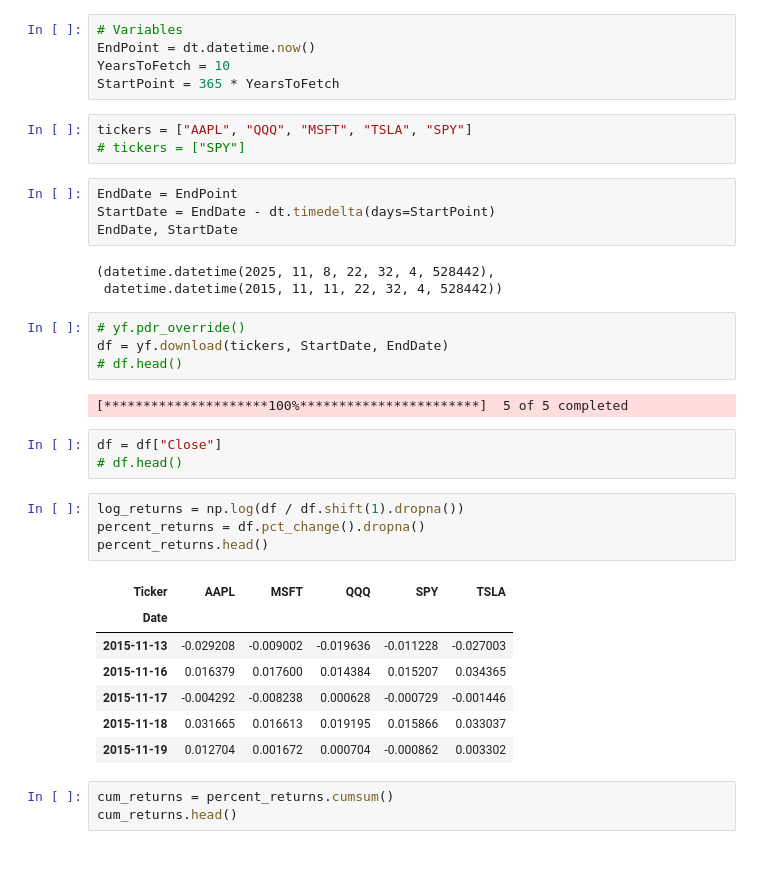
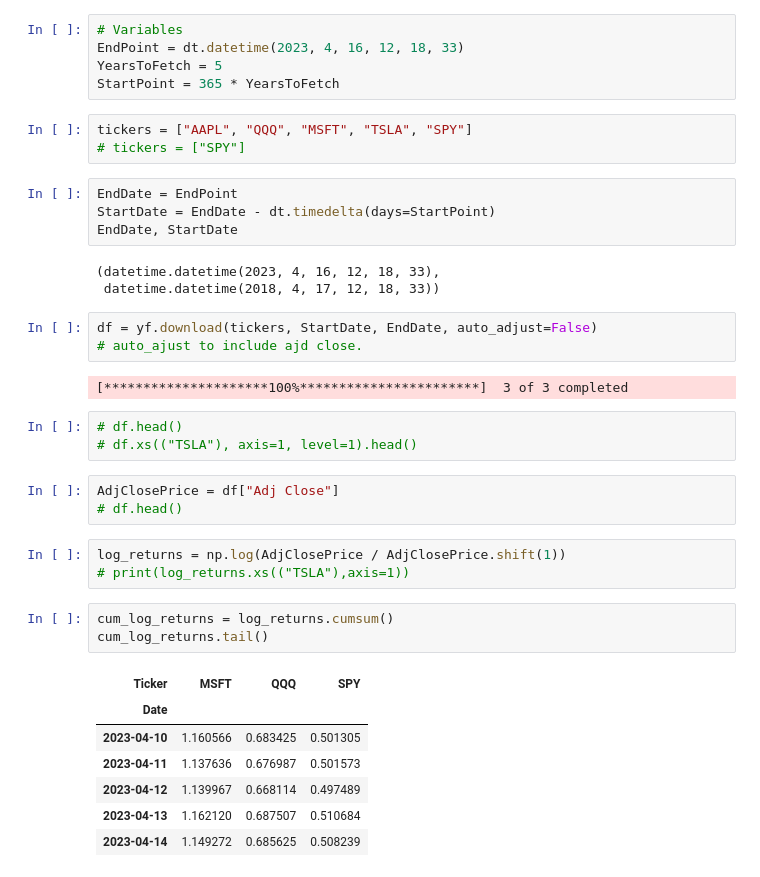
Before and after one commit to NicolaiFinstadLarsen/stock_returns, a Jupyter notebook: Stock_return.ipynb, the cells around one changed output. Saved outputs shown, nothing was run; the diff lists cells and outputs as text.

```diff
--- a/Stock_return.ipynb
+++ b/Stock_return.ipynb
@@ -8,8 +8,8 @@ import matplotlib.pyplot as plt
 # Can be used for collecting other data.
 # %%
 # Variables
-EndPoint = dt.datetime.now()
-YearsToFetch = 10
+EndPoint = dt.datetime(2023, 4, 16, 12, 18, 33)
+YearsToFetch = 5
 StartPoint = 365 * YearsToFetch
 # %%
 tickers = ["AAPL", "QQQ", "MSFT", "TSLA", "SPY"]
@@ -19,30 +19,31 @@ EndDate = EndPoint
 StartDate = EndDate - dt.timedelta(days=StartPoint)
 EndDate, StartDate
 # %% [output]
-(datetime.datetime(2025, 11, 8, 22, 32, 4, 528442),
- datetime.datetime(2015, 11, 11, 22, 32, 4, 528442))
+(datetime.datetime(2023, 4, 16, 12, 18, 33),
+ datetime.datetime(2018, 4, 17, 12, 18, 33))
 # %%
-# yf.pdr_override()
-df = yf.download(tickers, StartDate, EndDate)
-# df.head()
+df = yf.download(tickers, StartDate, EndDate, auto_adjust=False)
+# auto_ajust to include ajd close.
 # %% [output]
-[*********************100%***********************]  5 of 5 completed
+[*********************100%***********************]  3 of 3 completed
+# %%
+# df.head()
+# df.xs(("TSLA"), axis=1, level=1).head()
 # %%
-df = df["Close"]
+AdjClosePrice = df["Adj Close"]
 # df.head()
 # %%
-log_returns = np.log(df / df.shift(1).dropna())
-percent_returns = df.pct_change().dropna()
-percent_returns.head()
+log_returns = np.log(AdjClosePrice / AdjClosePrice.shift(1))
+# print(log_returns.xs(("TSLA"),axis=1))
-# %% [output]
-| Ticker | AAPL | MSFT | QQQ | SPY | TSLA |
-| Date |  |  |  |  |  |
-| 2015-11-13 | -0.029208 | -0.009002 | -0.019636 | -0.011228 | -0.027003 |
-| 2015-11-16 | 0.016379 | 0.017600 | 0.014384 | 0.015207 | 0.034365 |
-| 2015-11-17 | -0.004292 | -0.008238 | 0.000628 | -0.000729 | -0.001446 |
-| 2015-11-18 | 0.031665 | 0.016613 | 0.019195 | 0.015866 | 0.033037 |
-| 2015-11-19 | 0.012704 | 0.001672 | 0.000704 | -0.000862 | 0.003302 |
 # %%
-cum_returns = percent_returns.cumsum()
-cum_returns.head()
+cum_log_returns = log_returns.cumsum()
+cum_log_returns.tail()
+# %% [output]
+| Ticker | MSFT | QQQ | SPY |
+| Date |  |  |  |
+| 2023-04-10 | 1.160566 | 0.683425 | 0.501305 |
+| 2023-04-11 | 1.137636 | 0.676987 | 0.501573 |
+| 2023-04-12 | 1.139967 | 0.668114 | 0.497489 |
+| 2023-04-13 | 1.162120 | 0.687507 | 0.510684 |
+| 2023-04-14 | 1.149272 | 0.685625 | 0.508239 |
 # %%
```
Also changed, not shown: parts of 1 cell of this notebook.
